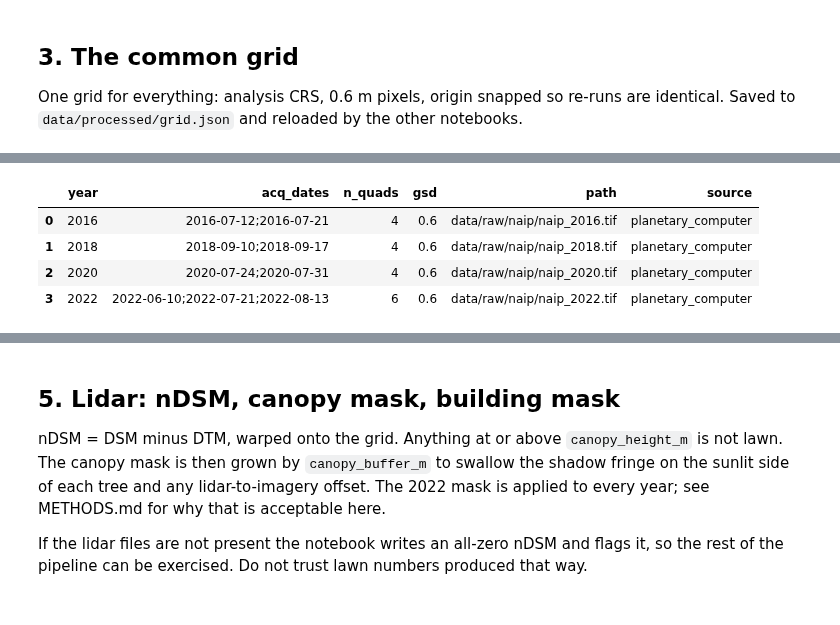
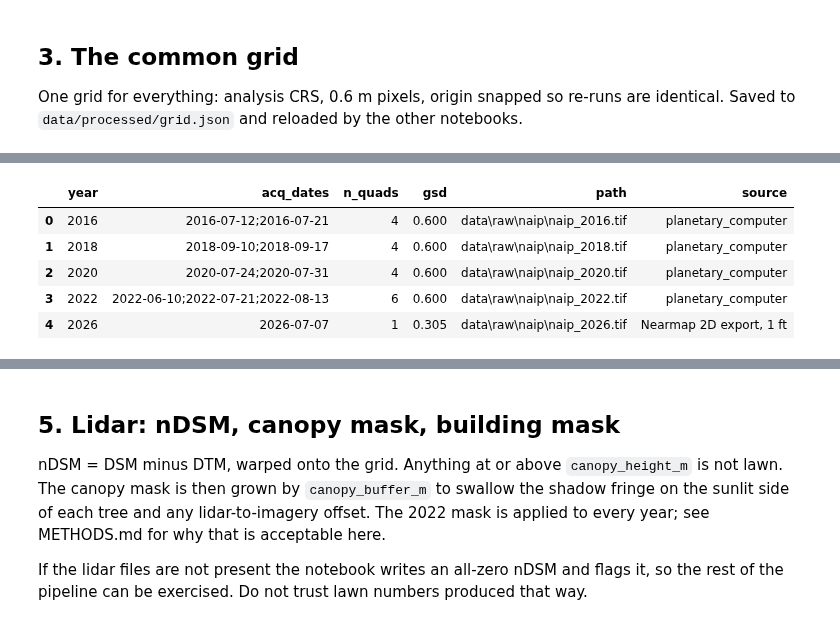
Before and after one commit to trpa-agency/Monitoring, a Jupyter notebook: Lawns/tahoe-keys-lawn-change/notebooks/01_extract.ipynb, the cells around one changed output, grey strips where cells are left out. Saved outputs shown, nothing was run; the diff lists cells and outputs as text; code cells hidden in the pictures.

```diff
--- a/Lawns/tahoe-keys-lawn-change/notebooks/01_extract.ipynb
+++ b/Lawns/tahoe-keys-lawn-change/notebooks/01_extract.ipynb
@@ -198,7 +199,7 @@ def warp_to_grid(src, grid, resampling=Resampling.bilinear):
         return vrt.read()
 
 
-def mosaic_items(hrefs, dates, grid):
+def mosaic_items(hrefs, dates, grid, resampling=Resampling.bilinear):
     """
     Mosaic several quarter quads onto the grid. First valid pixel wins, so pass
     hrefs in priority order. Also returns a per-pixel date index (1-based into
@@ -210,7 +211,7 @@ def mosaic_items(hrefs, dates, grid):
     unique_dates = sorted(set(dates))
     for href, d in zip(hrefs, dates):
         with rasterio.open(href) as src:
-            arr = warp_to_grid(src, grid)[:4]
+            arr = warp_to_grid(src, grid, resampling=resampling)[:4]
         fill = (out.sum(axis=0) == 0) & (arr.sum(axis=0) > 0)
         out[:, fill] = arr[:, fill]
         date_idx[fill] = unique_dates.index(d) + 1
@@ -271,28 +272,53 @@ for year in cfg["sources"]["naip"]["years"]:
 # %%
 # Local years (not on Planetary Computer). Bands must be R,G,B,NIR.
-for year, path in (cfg["sources"]["naip"].get("local") or {}).items():
-    if not path:
+# A config entry is either a path string (NAIP-style: flight date parsed from the
+# trailing YYYYMMDD token in the file name) or a mapping with `path`, `acq_date`
+# (YYYY-MM-DD), and an optional `source` label, for exports like Nearmap that
+# carry no date in the file name.
+def date_from_name(p):
+    tok = [t for t in p.stem.split("_") if len(t) == 8 and t.isdigit()]
+    return f"{tok[-1][:4]}-{tok[-1][4:6]}-{tok[-1][6:]}" if tok else "unknown"
+
+
+for year, entry in (cfg["sources"]["naip"].get("local") or {}).items():
+    if not entry:
         log.info(f"{year}: no local file configured, skipping")
         continue
     year = int(year)
-    src_path = ROOT / path
+    if isinstance(entry, str):
+        entry = {"path": entry}
+    src_path = ROOT / entry["path"]
     out_path = RAW / "naip" / f"naip_{year}.tif"
     if not src_path.exists():
-        log.warning(f"{year}: configured local NAIP not found at {src_path}")
+        log.warning(f"{year}: configured local image not found at {src_path}")
         continue
     paths = sorted(src_path.glob("*.tif")) if src_path.is_dir() else [src_path]
-    # NAIP file names carry the flight date as the trailing YYYYMMDD token; fall back to "unknown"
-    def date_from_name(p):
-        tok = [t for t in p.stem.split("_") if len(t) == 8 and t.isdigit()]
-        return f"{tok[-1][:4]}-{tok[-1][4:6]}-{tok[-1][6:]}" if tok else "unknown"
-    file_dates = [date_from_name(p) for p in paths]
-    arr, date_idx, unique_dates = mosaic_items([str(p) for p in paths], file_dates, grid)
+    file_dates = [entry.get("acq_date") or date_from_name(p) for p in paths]
+
+    # Native GSD in metres. A source finer than the grid (Nearmap at 1 ft) is
+    # averaged down so each 0.6 m cell is the mean of the pixels it covers,
+    # not one sampled pixel.
+    with rasterio.open(paths[0]) as s:
+        try:
+            to_m = s.crs.linear_units_factor[1]
+        except Exception:
+            to_m = 1.0
+        gsd = round(s.res[0] * to_m, 3)
+    resampling = Resampling.average if gsd < grid["pixel_size"] else Resampling.bilinear
+
+    arr, date_idx, unique_dates = mosaic_items([str(p) for p in paths], file_dates, grid, resampling=resampling)
     acq = ";".join(unique_dates)
-    G.write_raster(out_path, arr, grid, nodata=0, tags={"year": str(year), "acq_dates": acq, "source": "local", "bands": "R,G,B,NIR"})
+    source = entry.get("source", "local")
+    G.write_raster(out_path, arr, grid, nodata=0, tags={
+        "year": str(year), "acq_dates": acq, "source": source, "bands": "R,G,B,NIR", "native_gsd_m": str(gsd),
+    })
     G.write_raster(RAW / "naip" / f"naip_{year}_date.tif", date_idx, grid, nodata=0, tags={"dates": acq})
-    log.info(f"{year}: wrote {out_path.name} from {len(paths)} local file(s), acq {acq}")
-    naip_index.append({"year": year, "acq_dates": acq, "n_quads": len(paths), "gsd": None,
-                       "path": str(out_path.relative_to(ROOT)), "source": "local"})
+    inside = parcel_id > 0
+    covered = (arr[:, inside].sum(axis=0) > 0).mean()
+    log.info(f"{year}: wrote {out_path.name} from {len(paths)} local file(s), acq {acq}, native GSD {gsd} m, "
+             f"{resampling.name} resampling, {covered * 100:.1f}% of parcel pixels covered")
+    naip_index.append({"year": year, "acq_dates": acq, "n_quads": len(paths), "gsd": gsd,
+                       "path": str(out_path.relative_to(ROOT)), "source": source})
 
 naip_index = pd.DataFrame(naip_index).sort_values("year")
 naip_index.to_csv(PROC / "naip_index.csv", index=False)
@@ -302,8 +329,9 @@ naip_index
 |  | year | acq_dates | n_quads | gsd | path | source |
-| 0 | 2016 | 2016-07-12;2016-07-21 | 4 | 0.6 | data/raw/naip/naip_2016.tif | planetary_computer |
-| 1 | 2018 | 2018-09-10;2018-09-17 | 4 | 0.6 | data/raw/naip/naip_2018.tif | planetary_computer |
-| 2 | 2020 | 2020-07-24;2020-07-31 | 4 | 0.6 | data/raw/naip/naip_2020.tif | planetary_computer |
-| 3 | 2022 | 2022-06-10;2022-07-21;2022-08-13 | 6 | 0.6 | data/raw/naip/naip_2022.tif | planetary_computer |
+| 0 | 2016 | 2016-07-12;2016-07-21 | 4 | 0.600 | data\raw\naip\naip_2016.tif | planetary_computer |
+| 1 | 2018 | 2018-09-10;2018-09-17 | 4 | 0.600 | data\raw\naip\naip_2018.tif | planetary_computer |
+| 2 | 2020 | 2020-07-24;2020-07-31 | 4 | 0.600 | data\raw\naip\naip_2020.tif | planetary_computer |
+| 3 | 2022 | 2022-06-10;2022-07-21;2022-08-13 | 6 | 0.600 | data\raw\naip\naip_2022.tif | planetary_computer |
+| 4 | 2026 | 2026-07-07 | 1 | 0.305 | data\raw\naip\naip_2026.tif | Nearmap 2D export, 1 ft |
 # %%
 # Quicklook: false colour (NIR, R, G) for each year, clipped to the boundary
 years = naip_index["year"].tolist()
```
Also changed, not shown: parts of 11 cells of this notebook, 6 other files.
